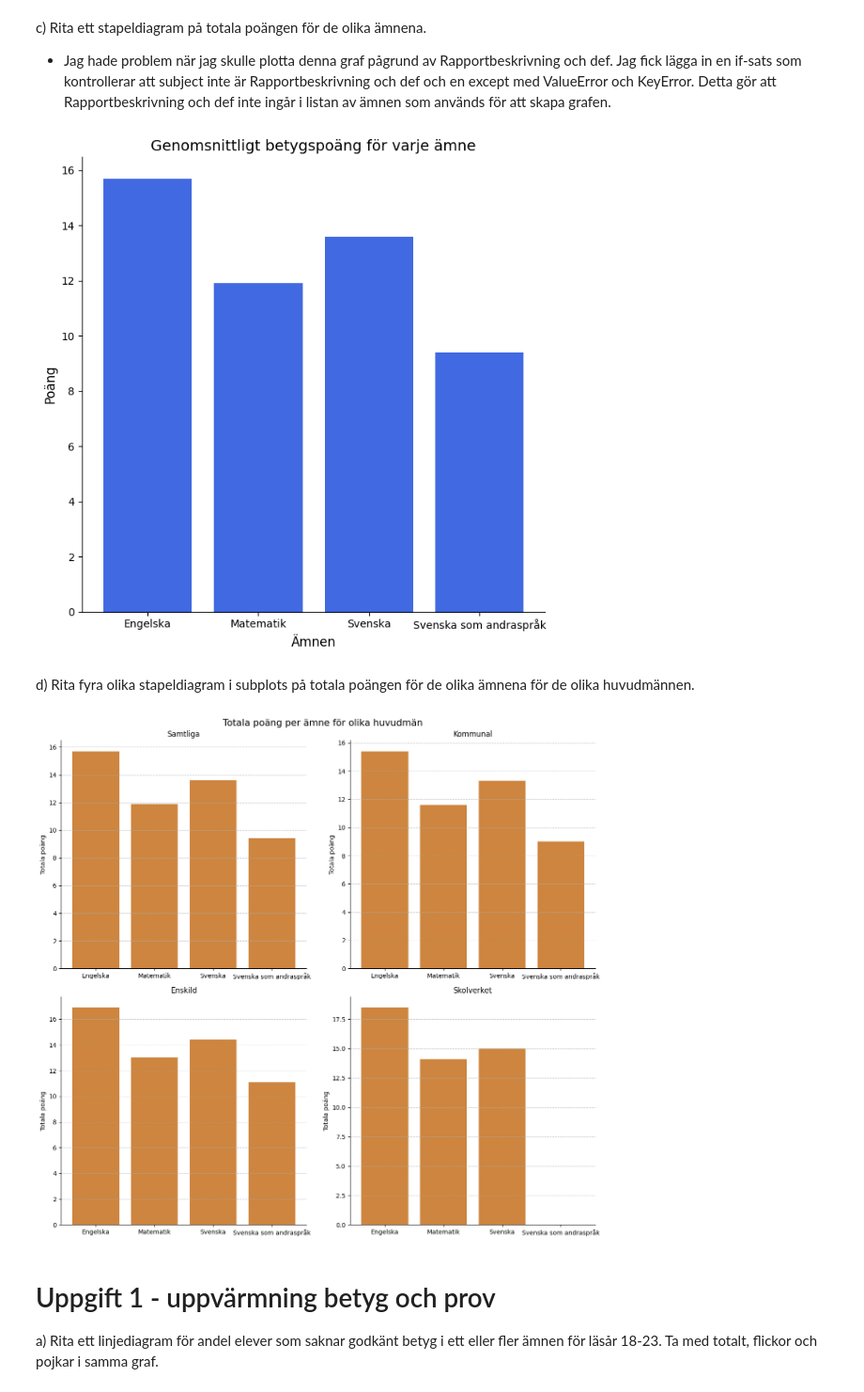
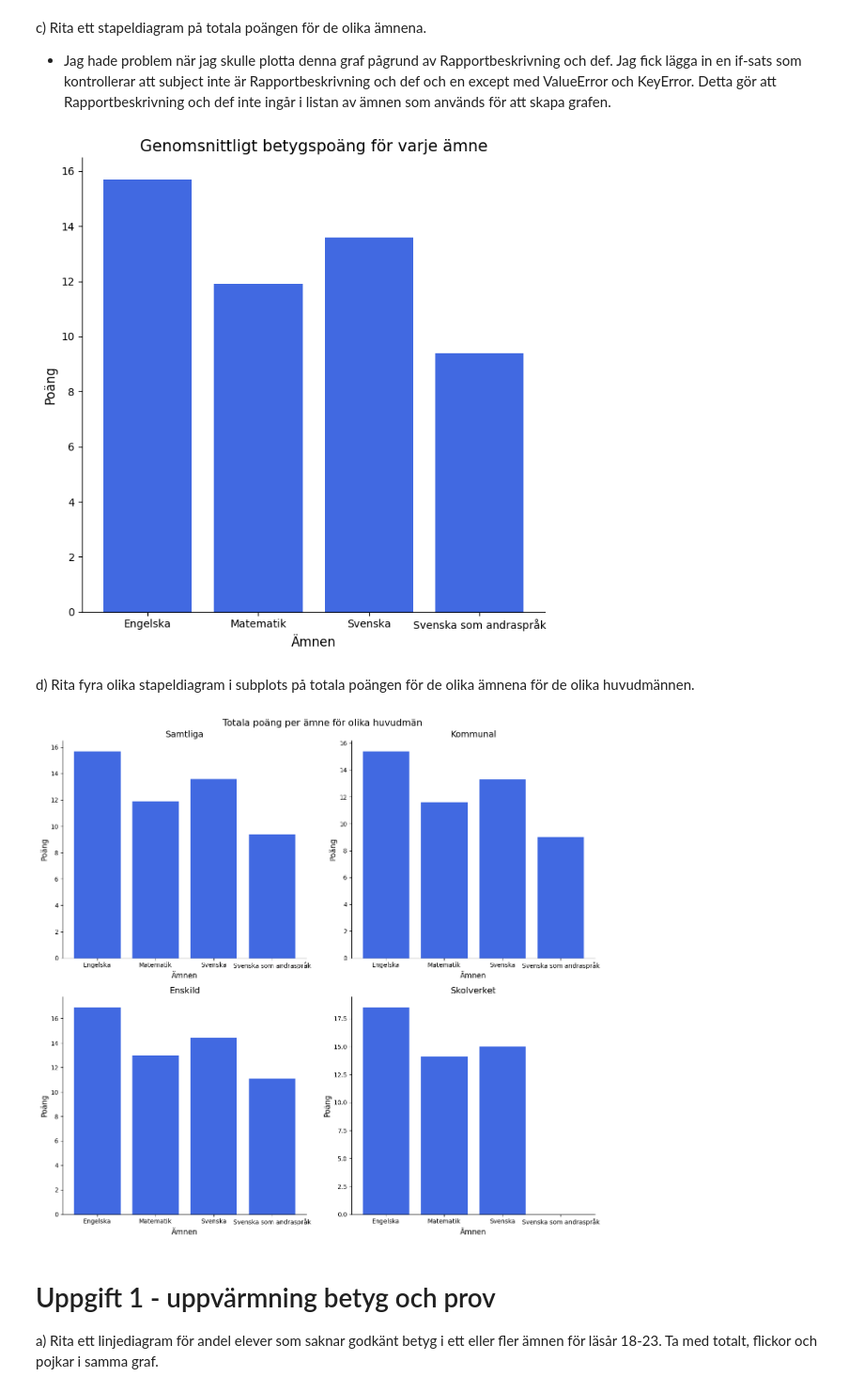
Before and after one commit to LouiseLuoto/Python-Louise-Luoto-OPA23, a Jupyter notebook: Laboration2/code.ipynb, the cells around one changed output. Shown: that part at 94% size. Saved outputs shown, nothing was run; the diff lists cells and outputs as text; code cells hidden in the pictures.

Commit message:
changed subplot

```diff
--- a/Laboration2/code.ipynb
+++ b/Laboration2/code.ipynb
@@ -89,7 +89,7 @@ def plot_total_points(df_dict):
     plt.figure(figsize=(7, 7))
     # Ignore last sheet
     plt.bar(subjects[:-1], total_points, color="royalblue")
-    plt.title("Genomsnittligt betygspoäng för varje ämne", fontsize=14)
+    plt.title("Genomsnittligt betygspoäng för varje ämne", fontsize=15)
     plt.xlabel("Ämnen", fontsize=12)
     plt.ylabel("Poäng", fontsize=12)
     plt.gca().spines[["top", "right"]].set_visible(False)
@@ -99,46 +99,46 @@ def plot_total_points(df_dict):
 
 plot_total_points(df_riket)
 # %% [output]
-[figure, old version]
+[figure, new version]
 # %% [markdown]
 d) Rita fyra olika stapeldiagram i subplots på totala poängen för de olika ämnena för de olika huvudmännen.
 # %%
 import matplotlib.pyplot as plt
 
 def plot_subplots(df_dict):
     subjects = list(df_dict.keys())
     principals = df_dict[subjects[0]]["Huvudman"].unique()
 
-    fig, axes = plt.subplots(2, 2, figsize=(13, 12))
+    fig, ax = plt.subplots(2, 2, figsize=(13, 12))
     fig.suptitle("Totala poäng per ämne för olika huvudmän", fontsize=15)
 
     for i, h in enumerate(principals):
         total_points = []
         for subject in subjects:
             if subject != "Rapportbeskrivning och def.":
                 try:
                     df_huvudman = df_dict[subject][df_dict[subject]["Huvudman"] == h]
                     total_point = float(df_huvudman.iloc[0]["Totalt (poäng)"])
                     total_points.append(total_point)
                 except (ValueError, KeyError, IndexError):
                     total_points.append(0)
 
         row = i // 2
         col = i % 2
 
-        axes[row, col].bar(subjects[:-1], total_points, color="peru")
-        axes[row, col].set_title(f'{h}')
-        axes[row, col].set_ylabel("Totala poäng")
-        axes[row, col].grid(axis="y", linestyle="--", alpha=0.7)
-        axes[row, col].tick_params(axis="x", rotation=0)
-        axes[row, col].spines[["top", "right"]].set_visible(False)
+        ax[row, col].bar(subjects[:-1], total_points, color="royalblue")
+        ax[row, col].set_title(f'{h}', fontsize=14)
+        ax[row, col].set_ylabel("Poäng", fontsize=12)
+        ax[row, col].set_xlabel("Ämnen", fontsize=12)
+        ax[row, col].tick_params(axis="x", rotation=0)
+        ax[row, col].spines[["top", "right"]].set_visible(False)
 
     plt.tight_layout(rect=[0, 0, 1, 1])
     plt.show()
 
 plot_subplots(df_riket)
 # %% [output]
-[figure, old version]
+[figure, new version]
 # %% [markdown]
 # Uppgift 1 - uppvärmning betyg och prov
 a) Rita ett linjediagram för andel elever som saknar godkänt betyg i ett eller fler ämnen för läsår 18-23. Ta med totalt,
```
